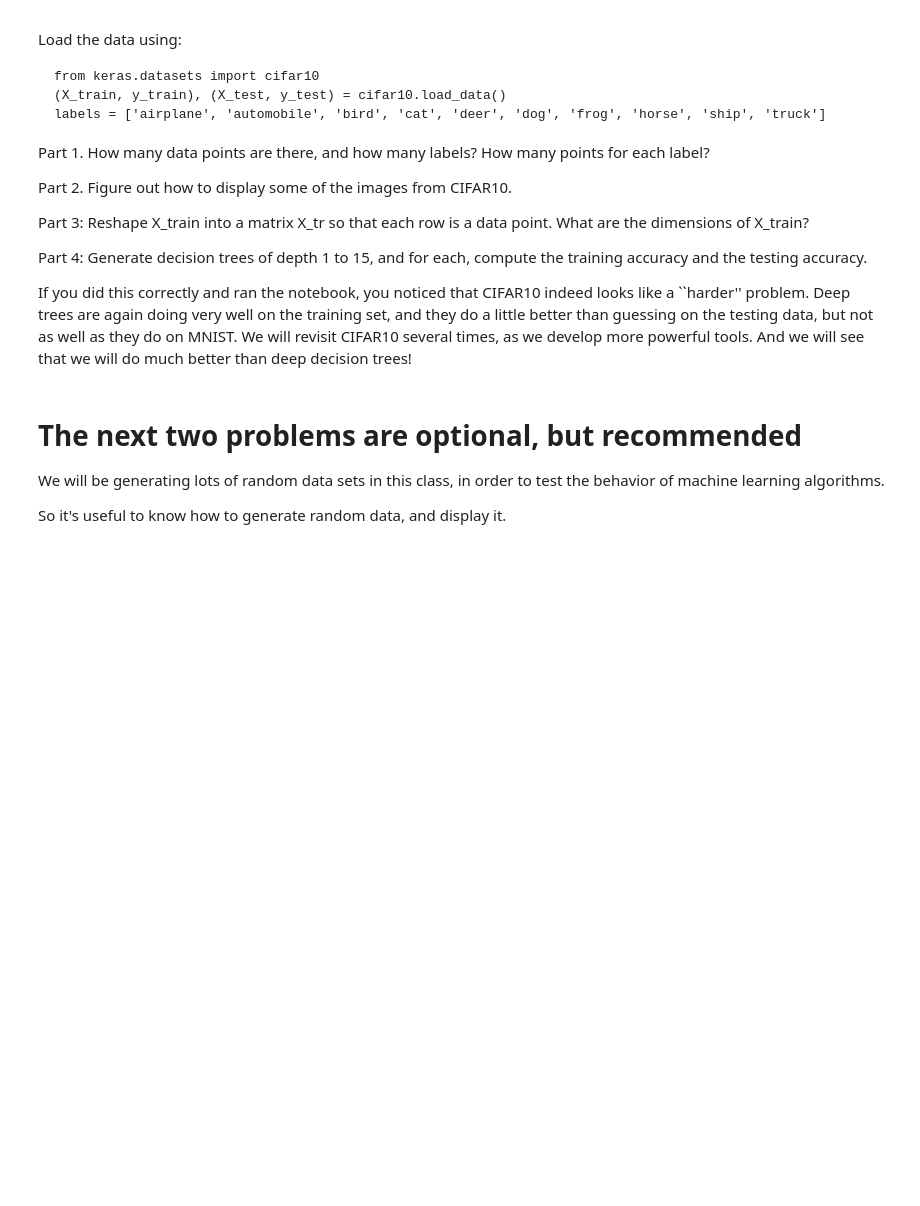
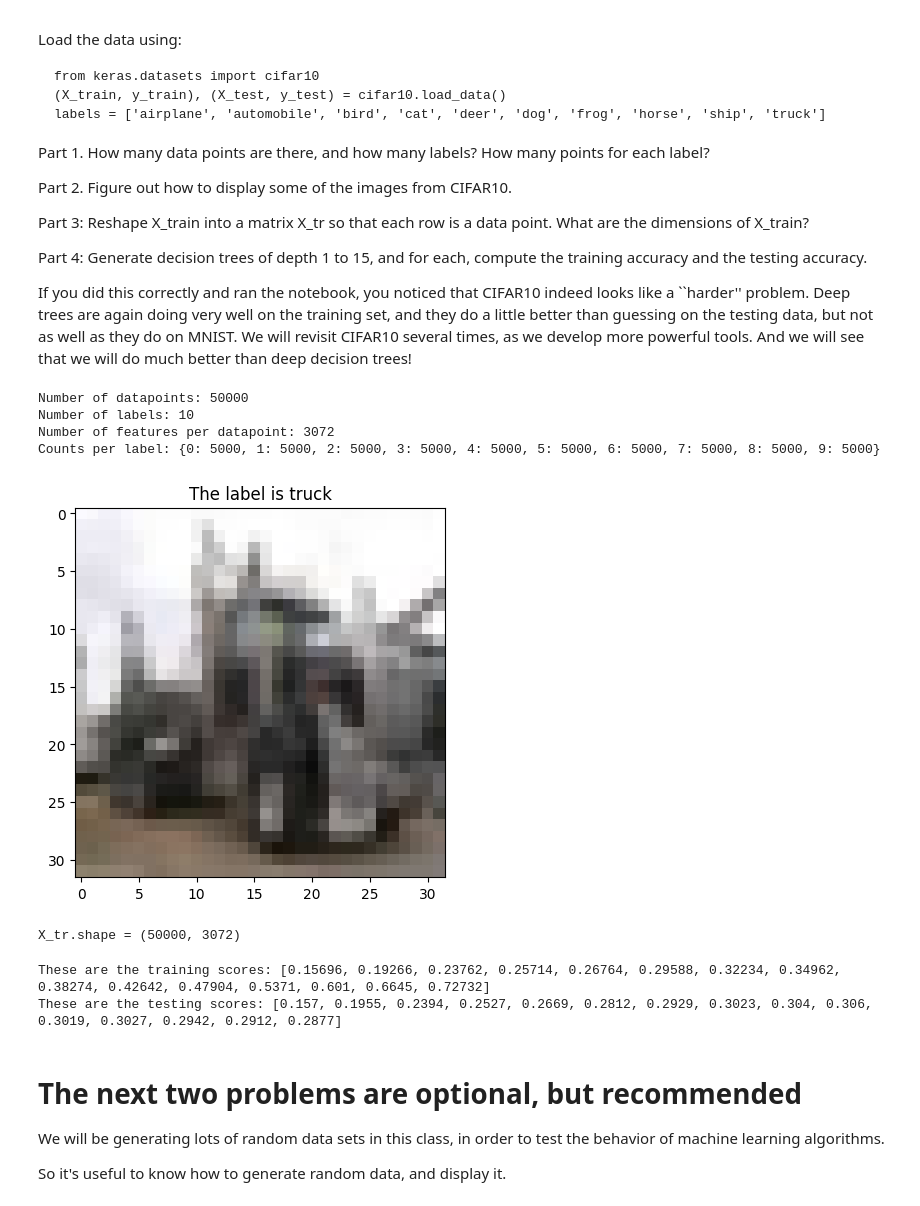
Before and after one commit to samuelLi05/Data_Science_Lab_Notebooks_ECE460J, a Jupyter notebook: Lab1/Data_Science_Lab_1_2026.ipynb, the cells around one changed output. Drawn from its saved outputs; the diff is of its cells as text; code cells hidden in the pictures; blank space fills up the shorter version.

```diff
--- a/Lab1/Data_Science_Lab_1_2026.ipynb
+++ b/Lab1/Data_Science_Lab_1_2026.ipynb
@@ -429,6 +513,69 @@ Part 3: Reshape X_train into a matrix X_tr so that each row is a data point.
 Part 4: Generate decision trees of depth 1 to 15, and for each, compute the training accuracy and the testing accuracy.
 
 If you did this correctly and ran the notebook, you noticed that CIFAR10 indeed looks like a ``harder'' problem. Deep trees are again doing very well on the training set, and they do a little better than guessing on the testing data, but not as well as they do on MNIST. We will revisit CIFAR10 several times, as we develop more powerful tools. And we will see that we will do much better than deep decision trees!
+# %%
+from keras.datasets import cifar10
+(X_train, y_train), (X_test, y_test) = cifar10.load_data()
+label_categories = ['airplane', 'automobile', 'bird', 'cat', 'deer', 'dog', 'frog', 'horse', 'ship', 'truck']
+# %%
+# Part 1 number of datapoints and labels
+X_train_flat = X_train.reshape((X_train.shape[0], -1)) if X_train.ndim > 2 else X_train
+
+num_datapoints = X_train_flat.shape[0]
+num_labels = len(np.unique(y_train))
+num_features = X_train_flat.shape[1]
+
+# Counts per label
+labels, counts = np.unique(y_train.flatten(), return_counts=True)
+counts_per_label = dict(zip(labels.tolist(), counts.tolist()))
+
+print(f"Number of datapoints: {num_datapoints}")
+print(f"Number of labels: {num_labels}")
+print(f"Number of features per datapoint: {num_features}")
+print(f"Counts per label: {counts_per_label}")
+# %% [output]
+Number of datapoints: 50000
+Number of labels: 10
+Number of features per datapoint: 3072
+Counts per label: {0: 5000, 1: 5000, 2: 5000, 3: 5000, 4: 5000, 5: 5000, 6: 5000, 7: 5000, 8: 5000, 9: 5000}
+# %%
+# Part 2 display sample images
+index = 1233
+img = X_train[index]
+label = y_train[index]
+#img = img.reshape((28, 28))
+
+# Plot it along with its label
+plt.title('The label is {label}'.format(label=label_categories[label.item()]))
+plt.imshow(img, cmap='gray')
+plt.show()
+# %% [output]
+[figure, added]
+# %%
+# PArt 3 reshaping X_train into a matrix
+X_tr = X_train.reshape((X_train.shape[0], -1))
+X_te = X_test.reshape((X_test.shape[0], -1))
+print('X_tr.shape =', X_tr.shape)
+# %% [output]
+X_tr.shape = (50000, 3072)
+# %%
+# Gernate decison trees
+training_scores = []
+testing_scores = []
+depth_values = range(15)
+for depth in depth_values:
+    dt = tree.DecisionTreeClassifier(max_depth=depth+1, criterion='gini')
+    dt.fit(X_tr,y_train)
+    train_score = dt.score(X_tr,y_train)
+    test_score = dt.score(X_te, y_test)
+    training_scores.append(train_score)
+    testing_scores.append(test_score)
+
+print('These are the training scores:',training_scores)
+print('These are the testing scores:',testing_scores)
+# %% [output]
+These are the training scores: [0.15696, 0.19266, 0.23762, 0.25714, 0.26764, 0.29588, 0.32234, 0.34962, 0.38274, 0.42642, 0.47904, 0.5371, 0.601, 0.6645, 0.72732]
+These are the testing scores: [0.157, 0.1955, 0.2394, 0.2527, 0.2669, 0.2812, 0.2929, 0.3023, 0.304, 0.306, 0.3019, 0.3027, 0.2942, 0.2912, 0.2877]
 # %% [markdown]
 # The next two problems are optional, but recommended
 
```
Also changed, not shown: parts of 6 cells of this notebook, 3 other files.
